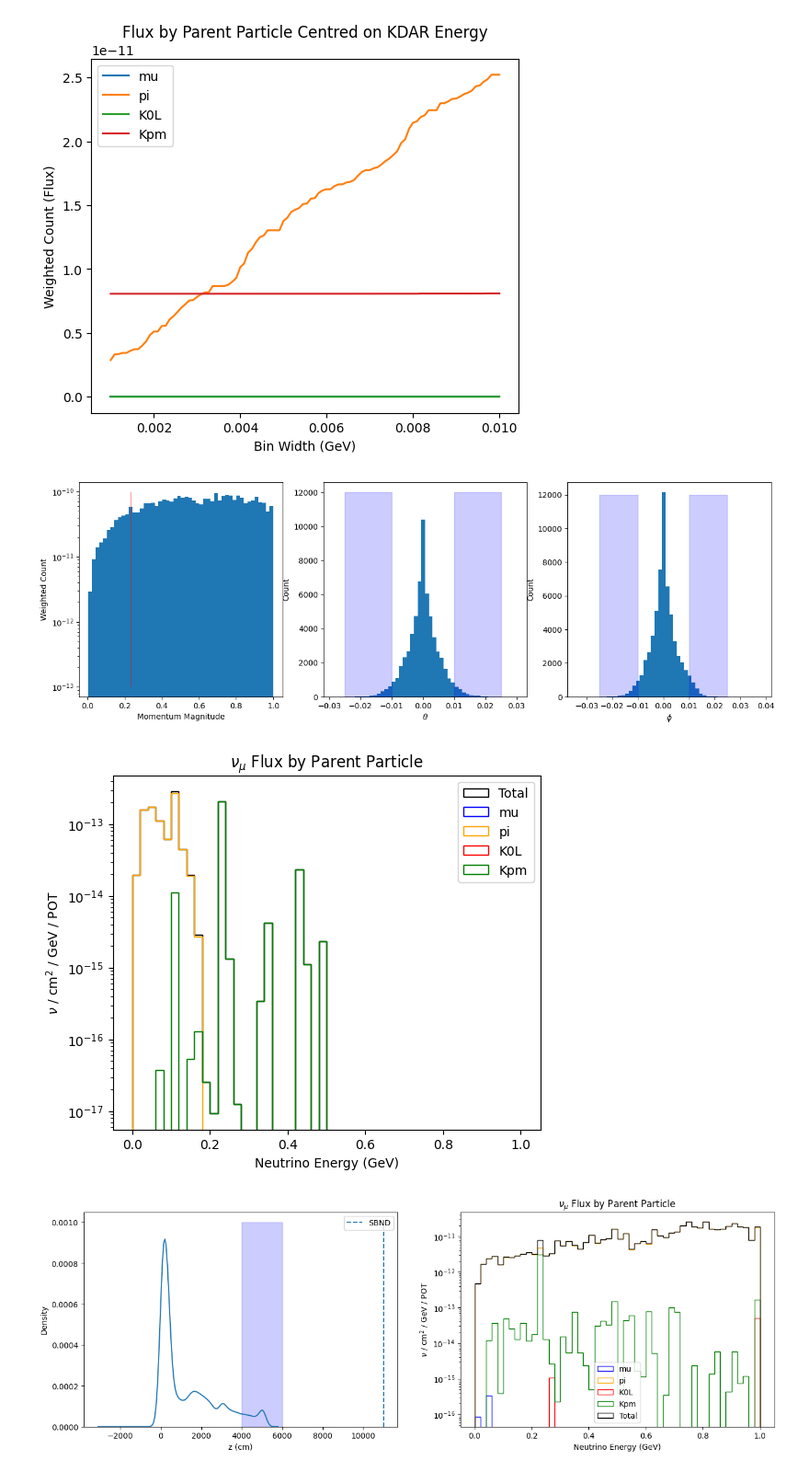
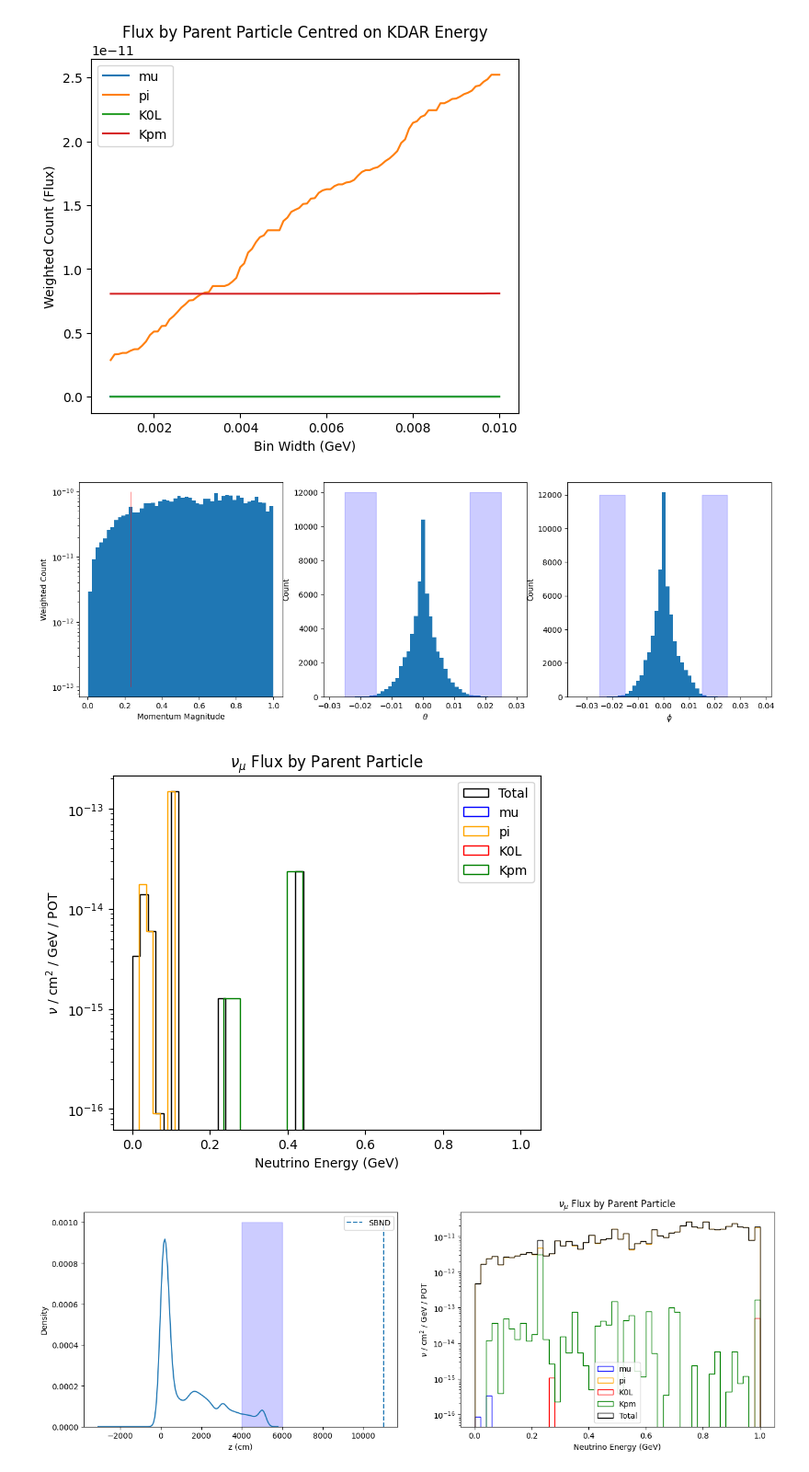
Before and after one commit to tomdsimpson/KDAR-Summer-Project, a Jupyter notebook: KDAR_selection.ipynb, the cells around one changed output. Shown at 92% size. Saved outputs shown, nothing was run; the diff lists cells and outputs as text; code cells hidden in the pictures.

```diff
--- a/KDAR_selection.ipynb
+++ b/KDAR_selection.ipynb
@@ -130,7 +130,7 @@ ax1.set_yscale("log")
 ax2.hist(phis, bins=50)
 ax3.hist(thetas, bins=50)
 
-angle_mag = 0.01
+angle_mag = 0.015
 theta_mask = (thetas >= angle_mag) | (thetas <= -angle_mag)
 phi_mask   = (phis >= angle_mag) | (phis <= -angle_mag)
 
@@ -143,35 +143,35 @@ ax1.set_ylabel("Weighted Count")
 ax1.set_xlabel("Momentum Magnitude")
 ax2.set_ylabel("Count")
 ax2.set_xlabel(r"$\theta$")
 ax3.set_ylabel("Count")
 ax3.set_xlabel(r"$\phi$")
 
 
 plt.show()
 
 fig, ax = plt.subplots(figsize=(6,5))
 
 # Total Flux
 ax.hist(energies[theta_mask & is_numu & energy_range& phi_mask], bins=bins, weights=tot_wgts[is_numu & energy_range & theta_mask & phi_mask], label="Total",
         color="black", histtype="step", linewidth=1)
 
 for label, (parent_mask, colour) in parent_groups.items():
     mask = parent_mask & theta_mask & is_numu & energy_range & phi_mask
     ax.hist(energies[mask], bins=bins, weights=tot_wgts[mask],
             label=label, color=colour, histtype="step", linewidth=1)
 
 
 
 ax.set_xlabel("Neutrino Energy (GeV)")
 ax.set_ylabel(r"$\nu$ / cm$^2$ / GeV / POT")
 ax.set_title(r"$\nu_\mu$ Flux by Parent Particle")
 ax.legend()
 ax.set_yscale("log")
 
 plt.show()
 # %% [output]
-[figure, old version]
+[figure, new version]
-[figure, old version]
+[figure, new version]
 # %%
 # Parent Decay Positions
 
```
Also changed, not shown: 6 other files.
